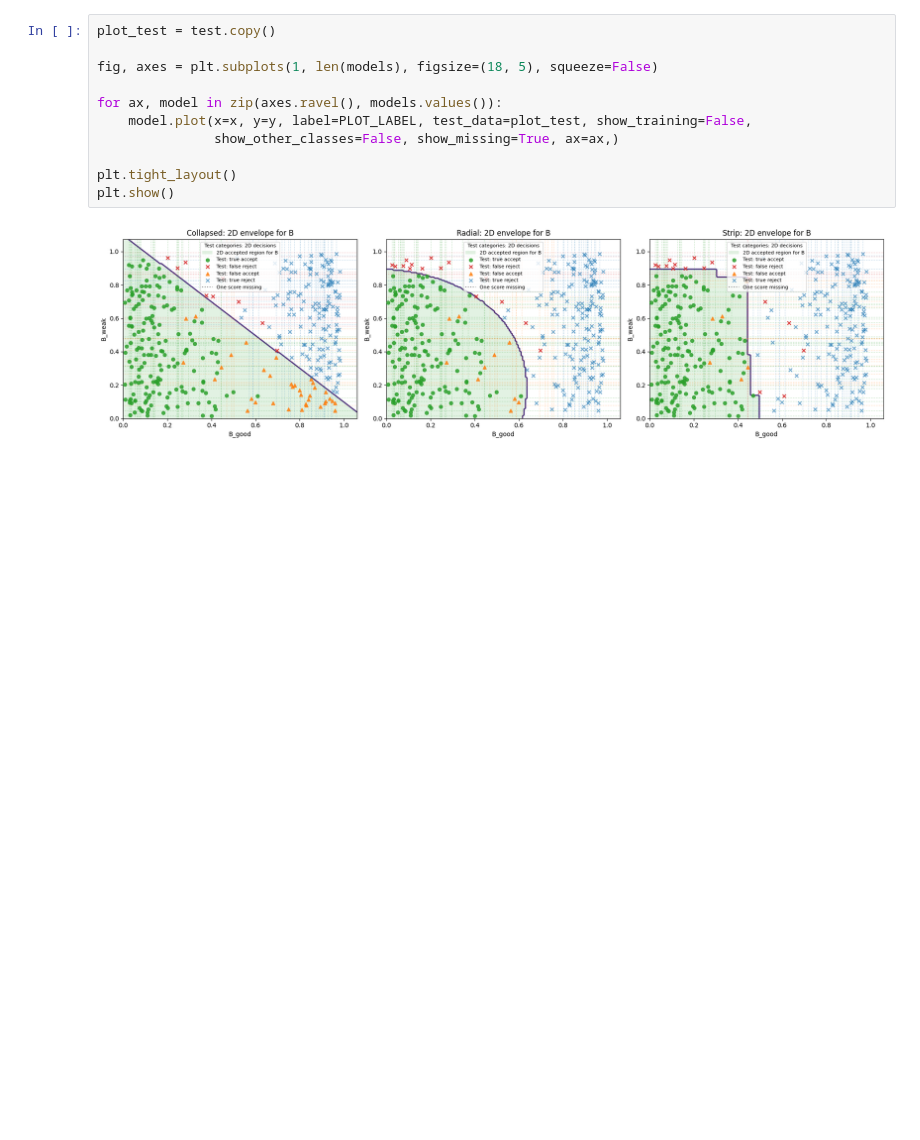
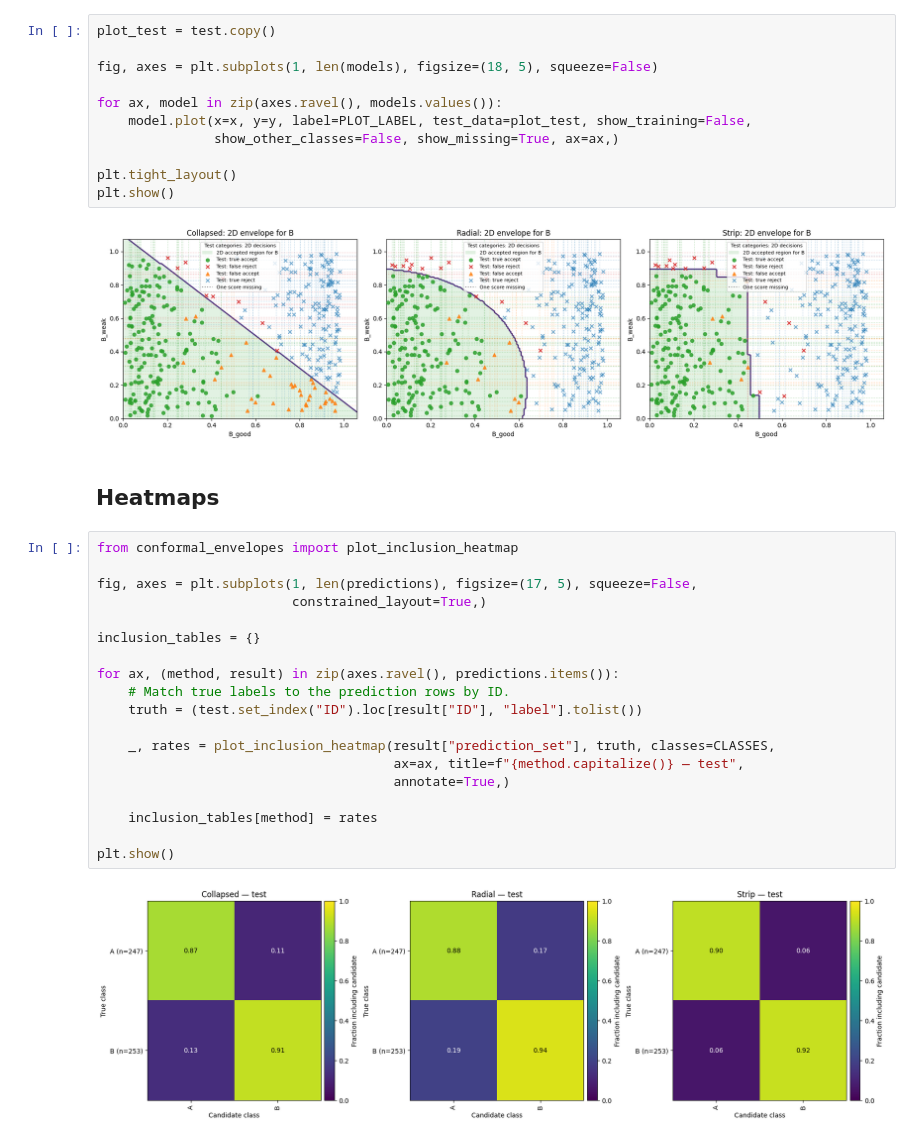
Before and after one commit to Nizalia13/Internship, a Jupyter notebook: Conformal Library/synthetic_example.ipynb, the cells around one changed output. Cells and saved outputs as stored; diff of their text form; blank space fills up the shorter version.

Commit message:
added plotting file seperately

```diff
--- a/Conformal Library/synthetic_example.ipynb
+++ b/Conformal Library/synthetic_example.ipynb
@@ -319,4 +319,27 @@ plt.tight_layout()
 plt.show()
 # %% [output]
 [figure]
+# %% [markdown]
+## Heatmaps
+# %%
+from conformal_envelopes import plot_inclusion_heatmap
+
+fig, axes = plt.subplots(1, len(predictions), figsize=(17, 5), squeeze=False,
+                         constrained_layout=True,)
+
+inclusion_tables = {}
+
+for ax, (method, result) in zip(axes.ravel(), predictions.items()):
+    # Match true labels to the prediction rows by ID.
+    truth = (test.set_index("ID").loc[result["ID"], "label"].tolist())
+
+    _, rates = plot_inclusion_heatmap(result["prediction_set"], truth, classes=CLASSES,
+                                      ax=ax, title=f"{method.capitalize()} — test",
+                                      annotate=True,)
+
+    inclusion_tables[method] = rates
+
+plt.show()
+# %% [output]
+[figure, added]
 # %%
```
Also changed, not shown: parts of 2 cells of this notebook, 9 other files.
